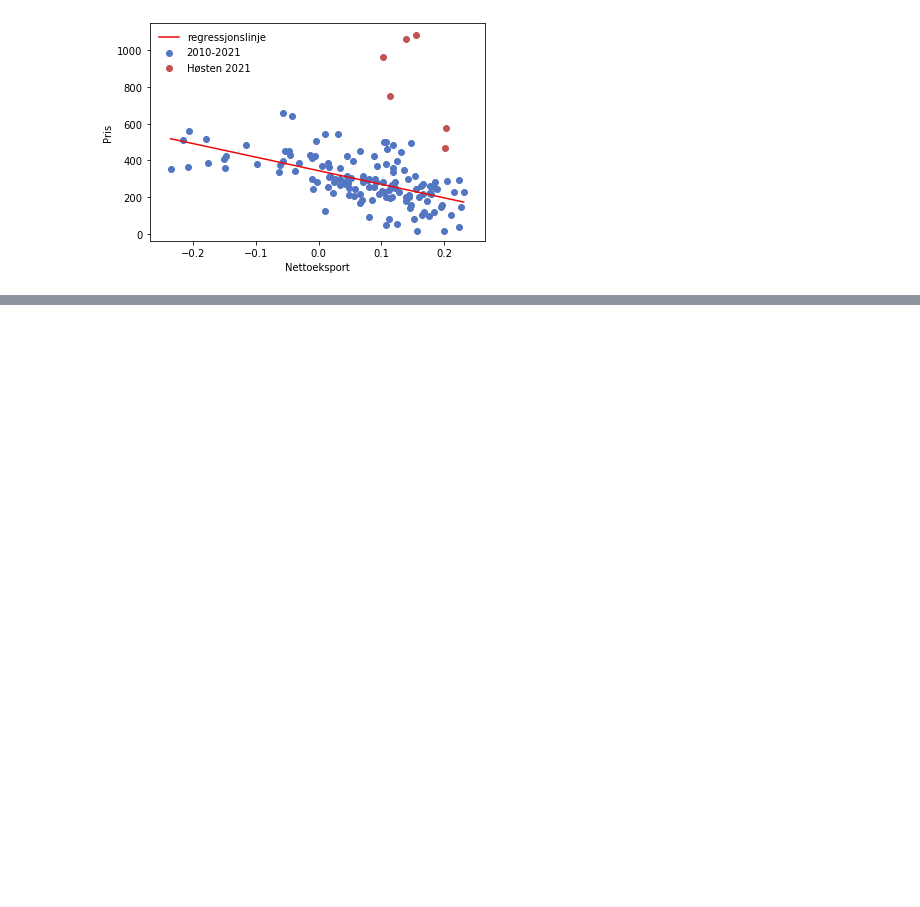
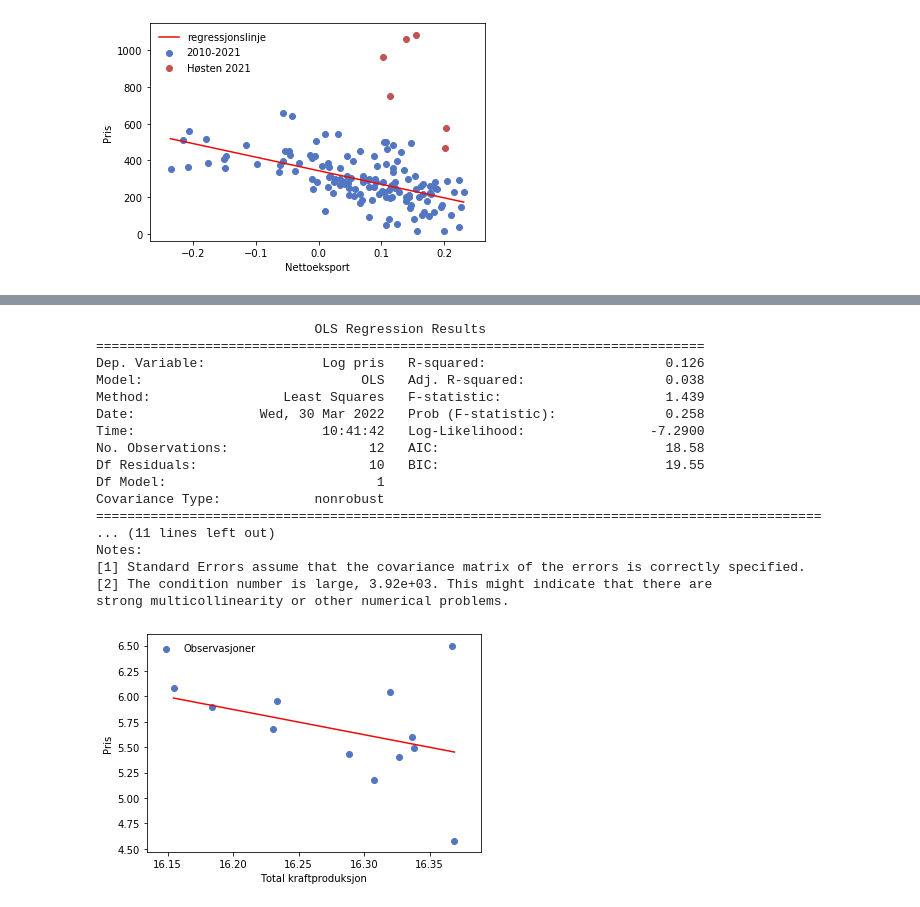
Before and after one commit to espensirnes/public, a Jupyter notebook: el.ipynb, the cells around one changed output, grey strips where cells are left out. Cells and saved outputs as stored; diff of their text form; code cells hidden in the pictures; blank space fills up the shorter version.

```diff
--- a/el.ipynb
+++ b/el.ipynb
@@ -134,0 +189,33 @@ res.params[0]
+# %%
+y=pd.DataFrame(data_annual['Log total kraftproduksjon'])
+y['Intercept']=1
+
+res=OLS(data_annual['Log pris'],y).fit()
+
+print(res.summary())
+
+x=np.linspace(min(data_annual['Log total kraftproduksjon']),max(data_annual['Log total kraftproduksjon']),100)
+
+ax.plot(x,res.params[1]+res.params[0]*x , label='regressjonslinje',    color='#ed0909')
+
+#5. adding legend in the upper left corner:
+fig
+# %% [output]
+                            OLS Regression Results
+==============================================================================
+Dep. Variable:               Log pris   R-squared:                       0.126
+Model:                            OLS   Adj. R-squared:                  0.038
+Method:                 Least Squares   F-statistic:                     1.439
+Date:                Wed, 30 Mar 2022   Prob (F-statistic):              0.258
+Time:                        10:41:42   Log-Likelihood:                -7.2900
+No. Observations:                  12   AIC:                             18.58
+Df Residuals:                      10   BIC:                             19.55
+Df Model:                           1
+Covariance Type:            nonrobust
+=============================================================================================
+... (11 lines left out)
+Notes:
+[1] Standard Errors assume that the covariance matrix of the errors is correctly specified.
+[2] The condition number is large, 3.92e+03. This might indicate that there are
+strong multicollinearity or other numerical problems.
+[figure, added]
```
Also changed, not shown: parts of 12 cells of this notebook.
